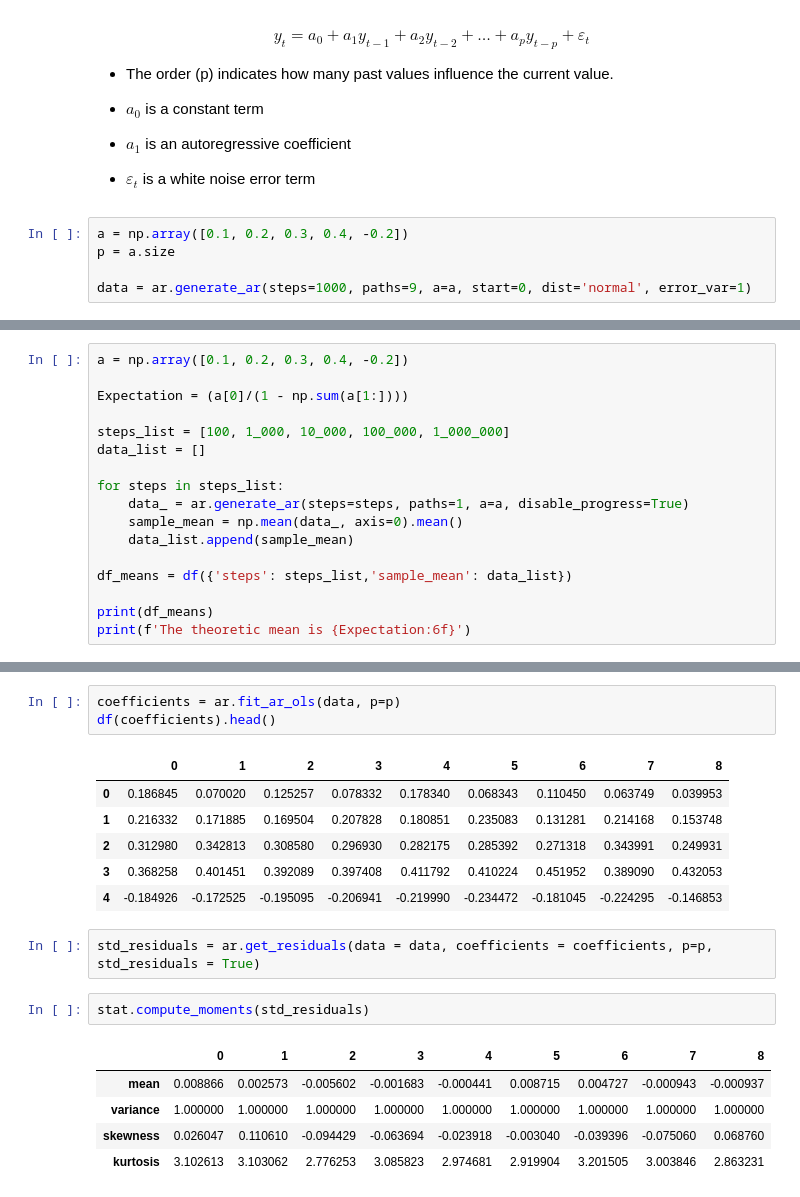
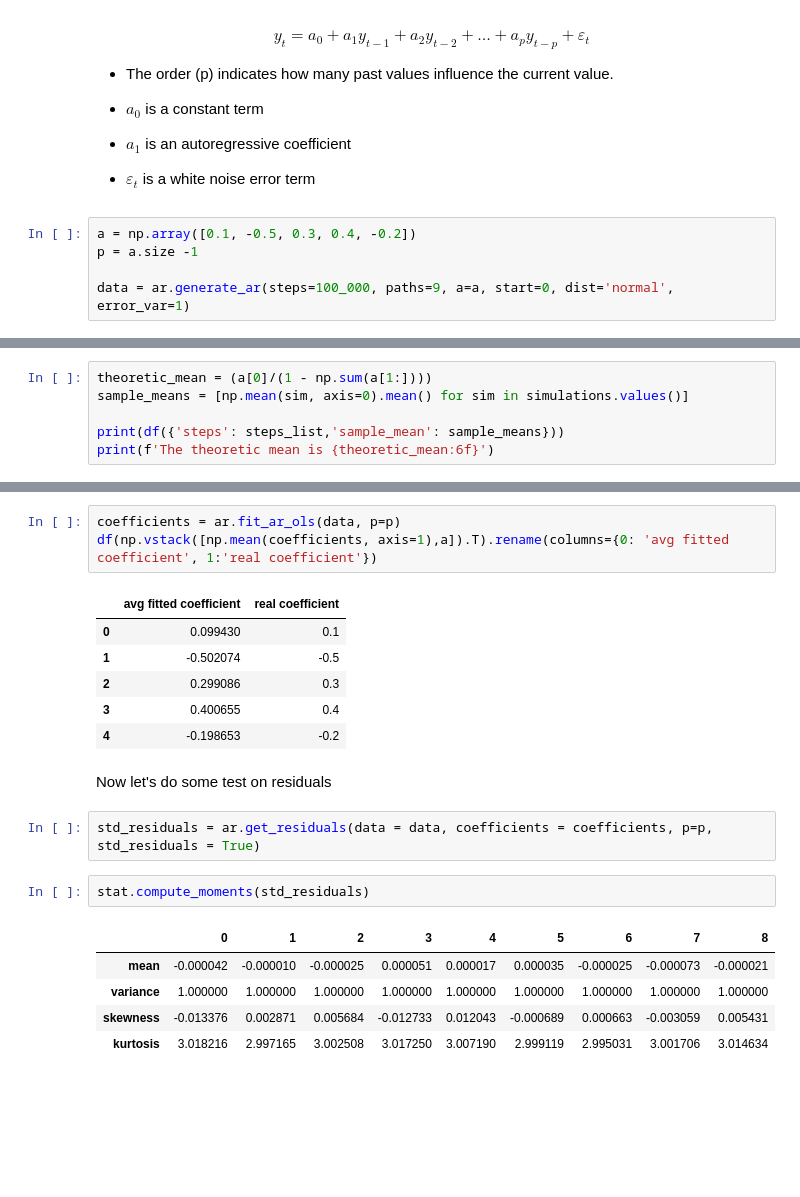
Before and after one commit to kiddrast/Pricing-with-Indirect-Inference, a Jupyter notebook: main.ipynb, the cells around one changed output, grey strips where cells are left out. Saved outputs shown, nothing was run; the diff lists cells and outputs as text; blank space fills up the shorter version.

```diff
--- a/main.ipynb
+++ b/main.ipynb
@@ -30,8 +30,8 @@ $$
 - $a_1$ is an autoregressive coefficient
 - $\varepsilon_t$ is a white noise error term
 # %%
-a = np.array([0.1, 0.2, 0.3, 0.4, -0.2])
-p = a.size
+a = np.array([0.1, -0.5, 0.3, 0.4, -0.2])
+p = a.size -1
 
-data = ar.generate_ar(steps=1000, paths=9, a=a, start=0, dist='normal', error_var=1)
+data = ar.generate_ar(steps=100_000, paths=9, a=a, start=0, dist='normal', error_var=1)
 # %% [output]
@@ -77,19 +104,8 @@ Let's see if the sample mean coverges to the theoretic mean as the number of ste
 # %%
-a = np.array([0.1, 0.2, 0.3, 0.4, -0.2])
+theoretic_mean = (a[0]/(1 - np.sum(a[1:])))
+sample_means = [np.mean(sim, axis=0).mean() for sim in simulations.values()]
 
-Expectation = (a[0]/(1 - np.sum(a[1:])))
-
-steps_list = [100, 1_000, 10_000, 100_000, 1_000_000]
-data_list = []
-
-for steps in steps_list:
-    data_ = ar.generate_ar(steps=steps, paths=1, a=a, disable_progress=True)
-    sample_mean = np.mean(data_, axis=0).mean()
-    data_list.append(sample_mean)
-
-df_means = df({'steps': steps_list,'sample_mean': data_list})
-
-print(df_means)
-print(f'The theoretic mean is {Expectation:6f}')
+print(df({'steps': steps_list,'sample_mean': sample_means}))
+print(f'The theoretic mean is {theoretic_mean:6f}')
 # %% [output]
      steps  sample_mean
@@ -102,23 +217,25 @@ The theoretic mean is 0.333333
 # %%
 coefficients = ar.fit_ar_ols(data, p=p)
-df(coefficients).head()
+df(np.vstack([np.mean(coefficients, axis=1),a]).T).rename(columns={0: 'avg fitted coefficient', 1:'real coefficient'})
 # %% [output]
-|  | 0 | 1 | 2 | 3 | 4 | 5 | 6 | 7 | 8 |
-| 0 | 0.186845 | 0.070020 | 0.125257 | 0.078332 | 0.178340 | 0.068343 | 0.110450 | 0.063749 | 0.039953 |
-| 1 | 0.216332 | 0.171885 | 0.169504 | 0.207828 | 0.180851 | 0.235083 | 0.131281 | 0.214168 | 0.153748 |
-| 2 | 0.312980 | 0.342813 | 0.308580 | 0.296930 | 0.282175 | 0.285392 | 0.271318 | 0.343991 | 0.249931 |
-| 3 | 0.368258 | 0.401451 | 0.392089 | 0.397408 | 0.411792 | 0.410224 | 0.451952 | 0.389090 | 0.432053 |
-| 4 | -0.184926 | -0.172525 | -0.195095 | -0.206941 | -0.219990 | -0.234472 | -0.181045 | -0.224295 | -0.146853 |
+|  | avg fitted coefficient | real coefficient |
+| 0 | 0.099430 | 0.1 |
+| 1 | -0.502074 | -0.5 |
+| 2 | 0.299086 | 0.3 |
+| 3 | 0.400655 | 0.4 |
+| 4 | -0.198653 | -0.2 |
+# %% [markdown]
+Now let's do some test on residuals
 # %%
 std_residuals = ar.get_residuals(data = data, coefficients = coefficients, p=p, std_residuals = True)
 # %%
 stat.compute_moments(std_residuals)
 # %% [output]
 |  | 0 | 1 | 2 | 3 | 4 | 5 | 6 | 7 | 8 |
-| mean | 0.008866 | 0.002573 | -0.005602 | -0.001683 | -0.000441 | 0.008715 | 0.004727 | -0.000943 | -0.000937 |
+| mean | -0.000042 | -0.000010 | -0.000025 | 0.000051 | 0.000017 | 0.000035 | -0.000025 | -0.000073 | -0.000021 |
 | variance | 1.000000 | 1.000000 | 1.000000 | 1.000000 | 1.000000 | 1.000000 | 1.000000 | 1.000000 | 1.000000 |
-| skewness | 0.026047 | 0.110610 | -0.094429 | -0.063694 | -0.023918 | -0.003040 | -0.039396 | -0.075060 | 0.068760 |
-| kurtosis | 3.102613 | 3.103062 | 2.776253 | 3.085823 | 2.974681 | 2.919904 | 3.201505 | 3.003846 | 2.863231 |
+| skewness | -0.013376 | 0.002871 | 0.005684 | -0.012733 | 0.012043 | -0.000689 | 0.000663 | -0.003059 | 0.005431 |
+| kurtosis | 3.018216 | 2.997165 | 3.002508 | 3.017250 | 3.007190 | 2.999119 | 2.995031 | 3.001706 | 3.014634 |
 # %%
 stat.jb_test(std_residuals)
 # %% [output]
```
Also changed, not shown: parts of 18 cells of this notebook, 1 other file.
